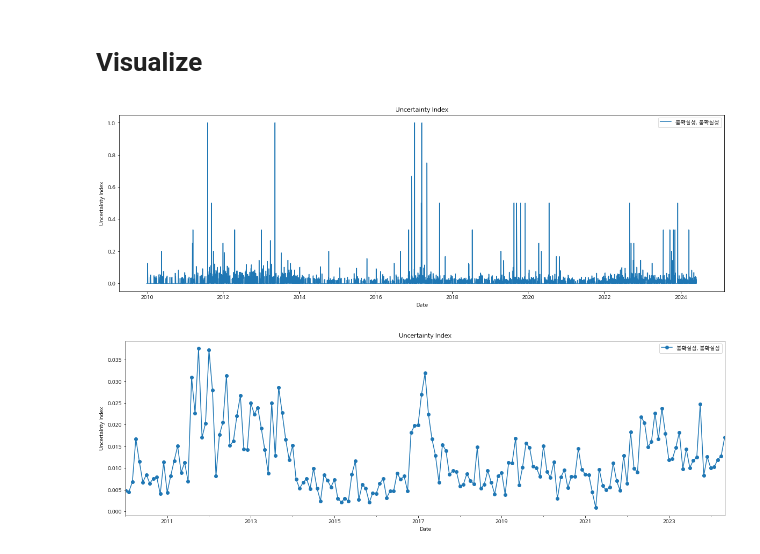
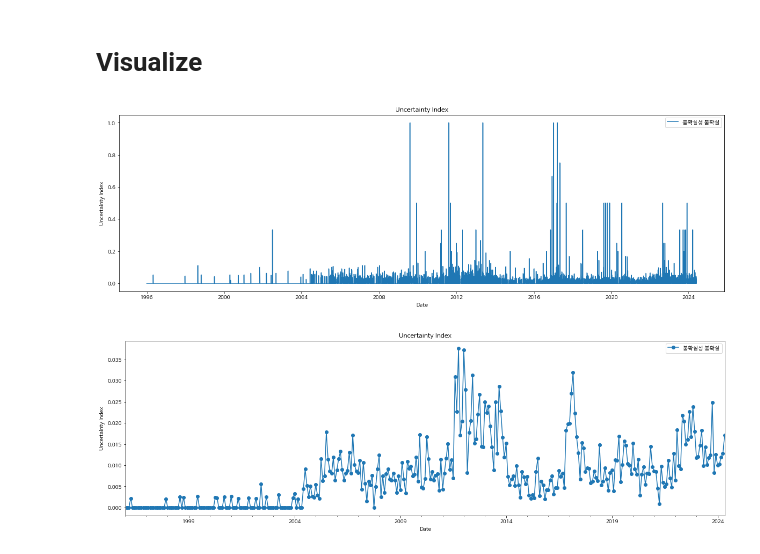
Before and after one commit to jo-cho/eitm, a Jupyter notebook: text_analysis/epic_epu.ipynb, the cells around one changed output. Saved outputs shown, nothing was run; the diff lists cells and outputs as text; code cells hidden in the pictures.

```diff
--- a/text_analysis/epic_epu.ipynb
+++ b/text_analysis/epic_epu.ipynb
@@ -54,0 +25,4 @@ combined_df.head()
+# %%
+raw_df = pd.read_excel("../data/epic_data.xlsx")
+# %%
+df = raw_df[['자료명', '발간일','요약']].sort_values('발간일').reset_index(drop=True)
@@ -104,7 +91,7 @@ def convert_to_datetime(date_str):
 data['발간일'] = data['발간일'].apply(convert_to_datetime)
 
 # 필요 날짜만 고르자.
-data = data[(data['발간일'] >= '2010-01-01') & (data['발간일'] <= '2024-05-31')]
+data = data[(data['발간일'] >= '1996-01-01') & (data['발간일'] <= '2024-05-31')]
 # %% [markdown]
 ## EPU Index 생성
 # %%
@@ -153,18 +140,18 @@ daily_uncertainty_index.plot()
 plt.title('Uncertainty Index')
 plt.xlabel('Date')
 plt.ylabel('Uncertainty Index')
-plt.legend([w+', '+w for w in keywords])
+plt.legend([" ".join(keywords)])
 plt.show()
 # %% [output]
-[figure, old version]
+[figure, new version]
 # %%
 # 선 그래프 그리기
 plt.figure(figsize=(20, 6))
 monthly_uncertainty_index.plot(marker='o')
 plt.title('Uncertainty Index')
 plt.xlabel('Date')
 plt.ylabel('Uncertainty Index')
-plt.legend([w+', '+w for w in keywords])
+plt.legend([" ".join(keywords)])
 plt.show()
 # %% [output]
-[figure, old version]
+[figure, new version]
```
Also changed, not shown: parts of 4 cells of this notebook, 2 other files.
